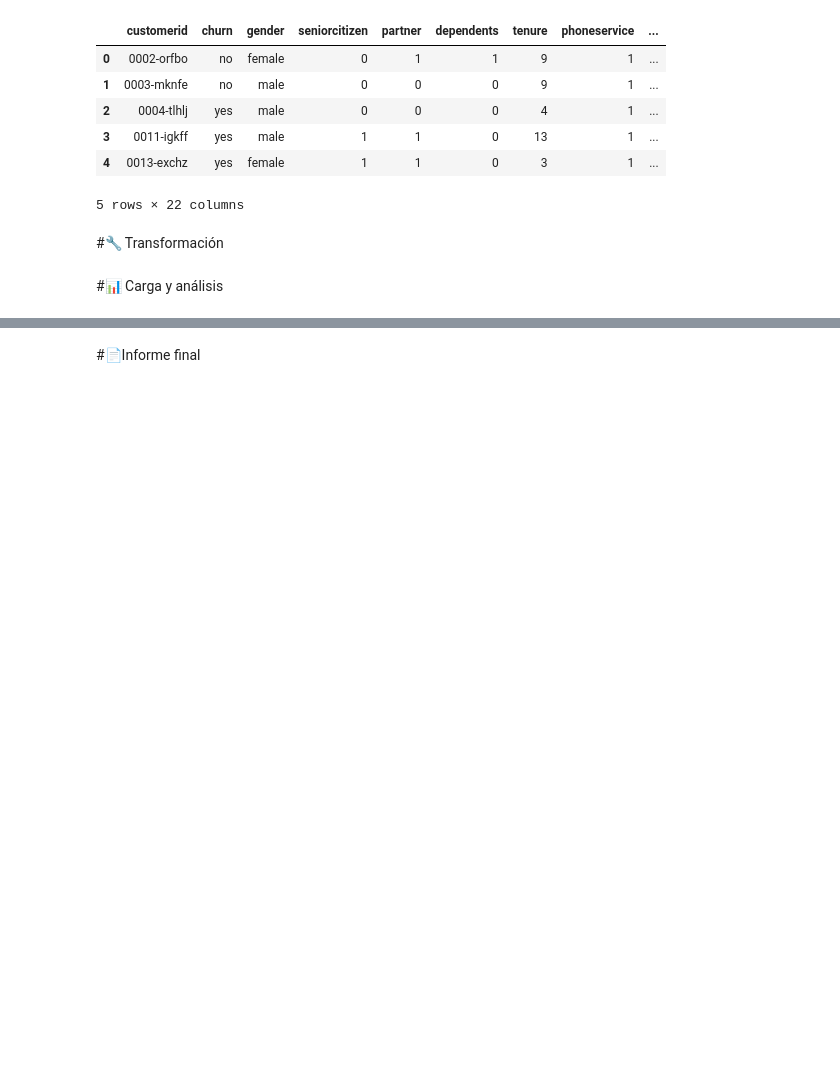
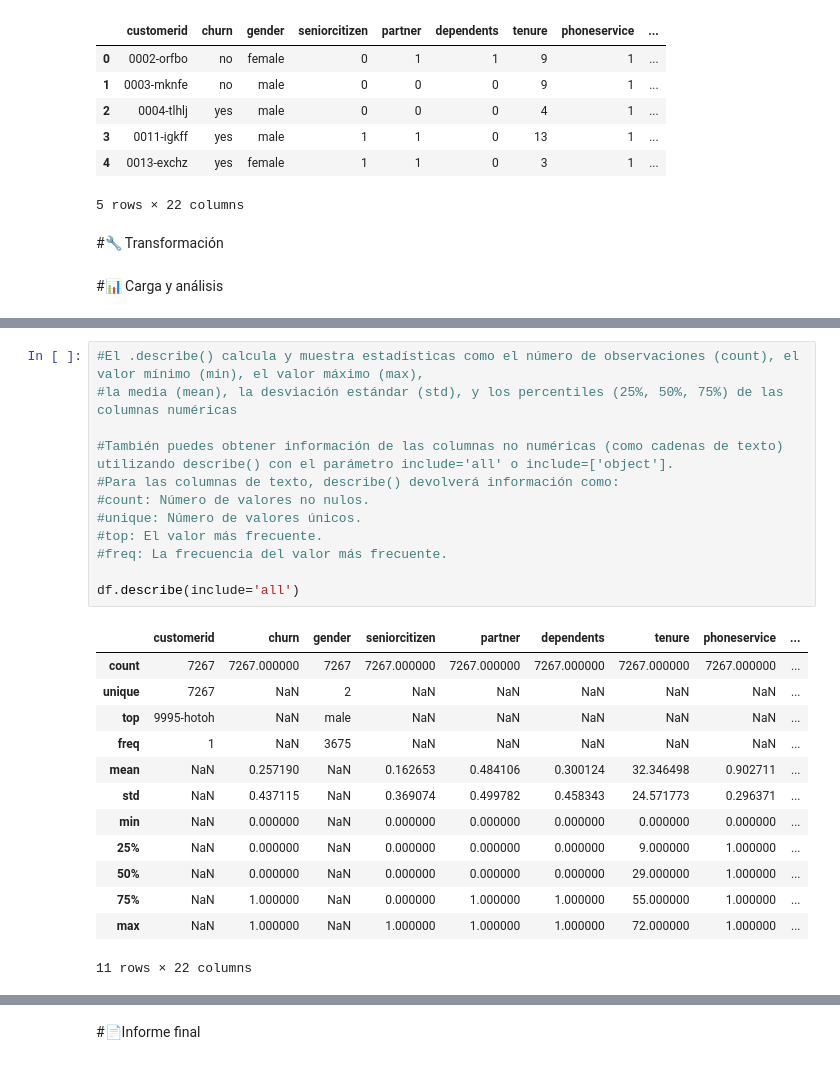
Before and after one commit to patricioterraza/TelecomX_LATAM, a Jupyter notebook: telecomx_latam.ipynb, the cells around one changed output, grey strips where cells are left out. Saved outputs shown, nothing was run; the diff lists cells and outputs as text; blank space fills up the shorter version.

```diff
--- a/telecomx_latam.ipynb
+++ b/telecomx_latam.ipynb
@@ -298,0 +319,26 @@ df.head()
+# %%
+#El .describe() calcula y muestra estadísticas como el número de observaciones (count), el valor mínimo (min), el valor máximo (max),
+#la media (mean), la desviación estándar (std), y los percentiles (25%, 50%, 75%) de las columnas numéricas
+
+#También puedes obtener información de las columnas no numéricas (como cadenas de texto) utilizando describe() con el parámetro include='all' o include=['object'].
+#Para las columnas de texto, describe() devolverá información como:
+#count: Número de valores no nulos.
+#unique: Número de valores únicos.
+#top: El valor más frecuente.
+#freq: La frecuencia del valor más frecuente.
+
+df.describe(include='all')
+# %% [output]
+|  | customerid | churn | gender | seniorcitizen | partner | dependents | tenure | phoneservice | ... |
+| count | 7267 | 7267.000000 | 7267 | 7267.000000 | 7267.000000 | 7267.000000 | 7267.000000 | 7267.000000 | ... |
+| unique | 7267 | NaN | 2 | NaN | NaN | NaN | NaN | NaN | ... |
+| top | 9995-hotoh | NaN | male | NaN | NaN | NaN | NaN | NaN | ... |
+| freq | 1 | NaN | 3675 | NaN | NaN | NaN | NaN | NaN | ... |
+| mean | NaN | 0.257190 | NaN | 0.162653 | 0.484106 | 0.300124 | 32.346498 | 0.902711 | ... |
+| std | NaN | 0.437115 | NaN | 0.369074 | 0.499782 | 0.458343 | 24.571773 | 0.296371 | ... |
+| min | NaN | 0.000000 | NaN | 0.000000 | 0.000000 | 0.000000 | 0.000000 | 0.000000 | ... |
+| 25% | NaN | 0.000000 | NaN | 0.000000 | 0.000000 | 0.000000 | 9.000000 | 1.000000 | ... |
+| 50% | NaN | 0.000000 | NaN | 0.000000 | 0.000000 | 0.000000 | 29.000000 | 1.000000 | ... |
+| 75% | NaN | 1.000000 | NaN | 0.000000 | 1.000000 | 1.000000 | 55.000000 | 1.000000 | ... |
+| max | NaN | 1.000000 | NaN | 1.000000 | 1.000000 | 1.000000 | 72.000000 | 1.000000 | ... |
+11 rows × 22 columns
```
Also changed, not shown: parts of 8 cells of this notebook.
